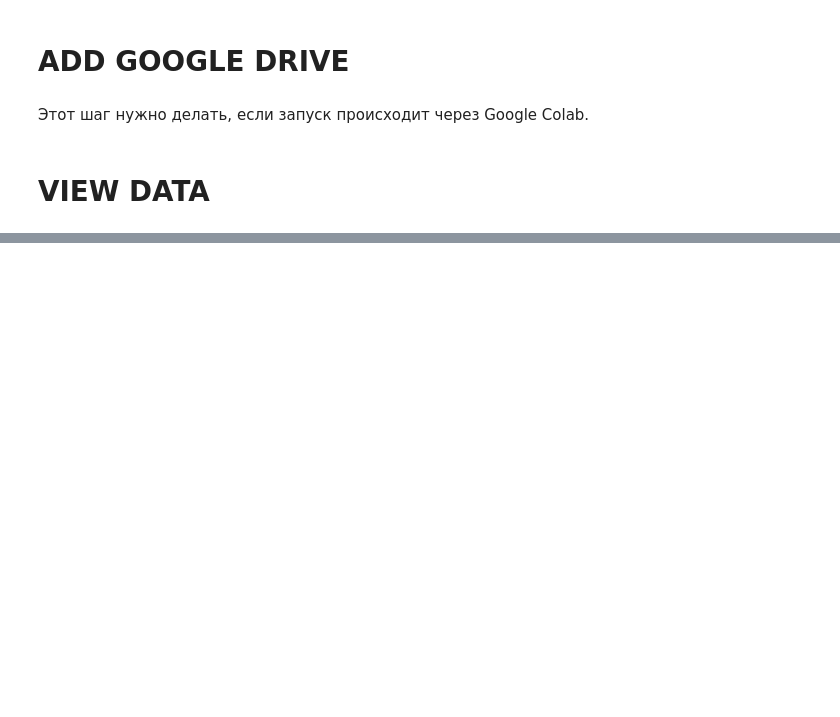
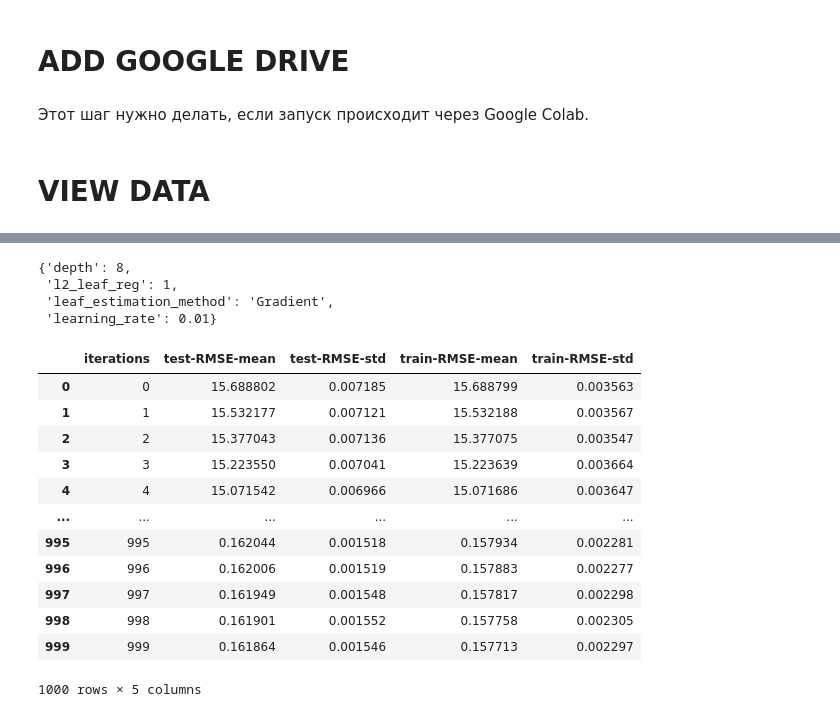
Before and after one commit to alxkzncoff/house_price_prediction, a Jupyter notebook: model.ipynb, the cells around one changed output, grey strips where cells are left out. Cells and saved outputs as stored; diff of their text form; code cells hidden in the pictures; blank space fills up the shorter version.

```diff
--- a/model.ipynb
+++ b/model.ipynb
@@ -354,0 +355,9 @@ AttributeError: ignored
+# %%
+# params = {'learning_rate': [0.01, 0.001]}
+
+params = {'learning_rate': [0.00001, 0.0001, 0.001, 0.01],
+          'l2_leaf_reg': [1,2,3,4],
+          'depth': [2,4,6,8],
+          'leaf_estimation_method': ['Gradient', 'Exact']}
+
+best_model_params = fp.search_best_params(df, params)
@@ -355,2 +389,26 @@ AttributeError: ignored
+# %%
+best_model_params['params']
+# %% [output]
+{'depth': 8,
+ 'l2_leaf_reg': 1,
+ 'leaf_estimation_method': 'Gradient',
+ 'learning_rate': 0.01}
+# %%
+bp = pd.DataFrame(best_model_params['cv_results'])
+bp
+# %% [output]
+|  | iterations | test-RMSE-mean | test-RMSE-std | train-RMSE-mean | train-RMSE-std |
+| 0 | 0 | 15.688802 | 0.007185 | 15.688799 | 0.003563 |
+| 1 | 1 | 15.532177 | 0.007121 | 15.532188 | 0.003567 |
+| 2 | 2 | 15.377043 | 0.007136 | 15.377075 | 0.003547 |
+| 3 | 3 | 15.223550 | 0.007041 | 15.223639 | 0.003664 |
+| 4 | 4 | 15.071542 | 0.006966 | 15.071686 | 0.003647 |
+| ... | ... | ... | ... | ... | ... |
+| 995 | 995 | 0.162044 | 0.001518 | 0.157934 | 0.002281 |
+| 996 | 996 | 0.162006 | 0.001519 | 0.157883 | 0.002277 |
+| 997 | 997 | 0.161949 | 0.001548 | 0.157817 | 0.002298 |
+| 998 | 998 | 0.161901 | 0.001552 | 0.157758 | 0.002305 |
+| 999 | 999 | 0.161864 | 0.001546 | 0.157713 | 0.002297 |
+1000 rows × 5 columns
 # %%
 ctr = CatBoostRegressor( loss_function = 'RMSE',
```
Also changed, not shown: parts of 14 cells of this notebook.
